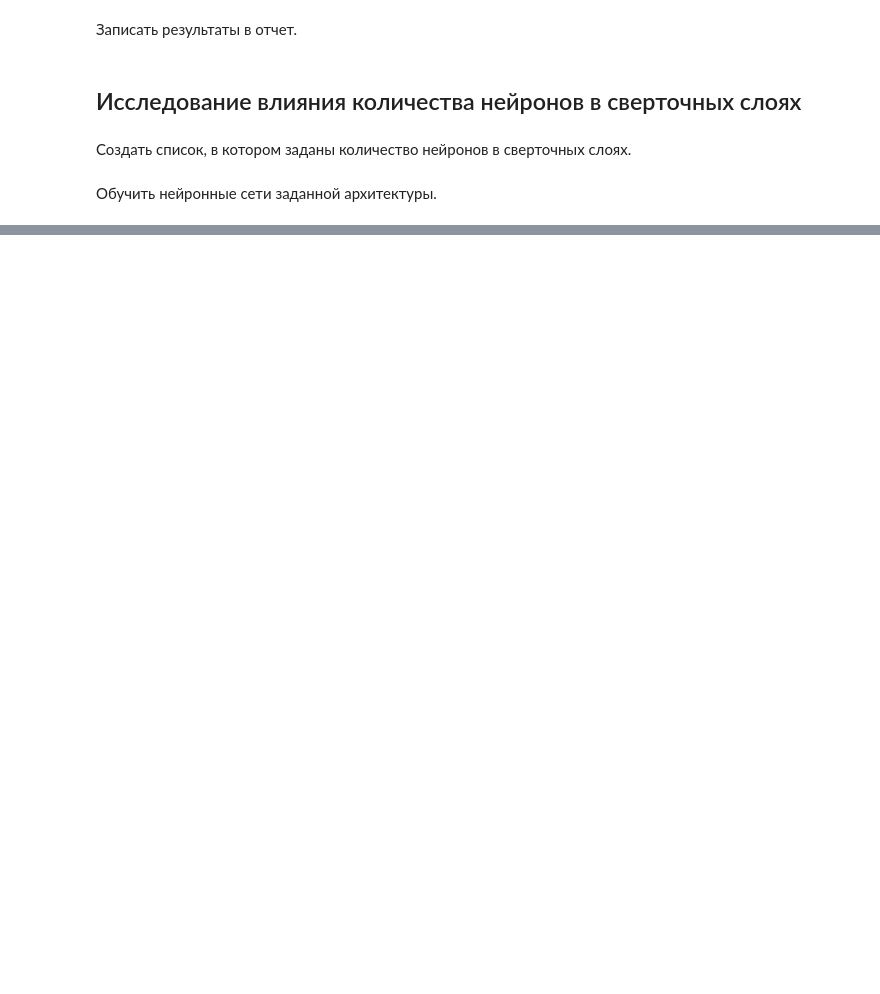
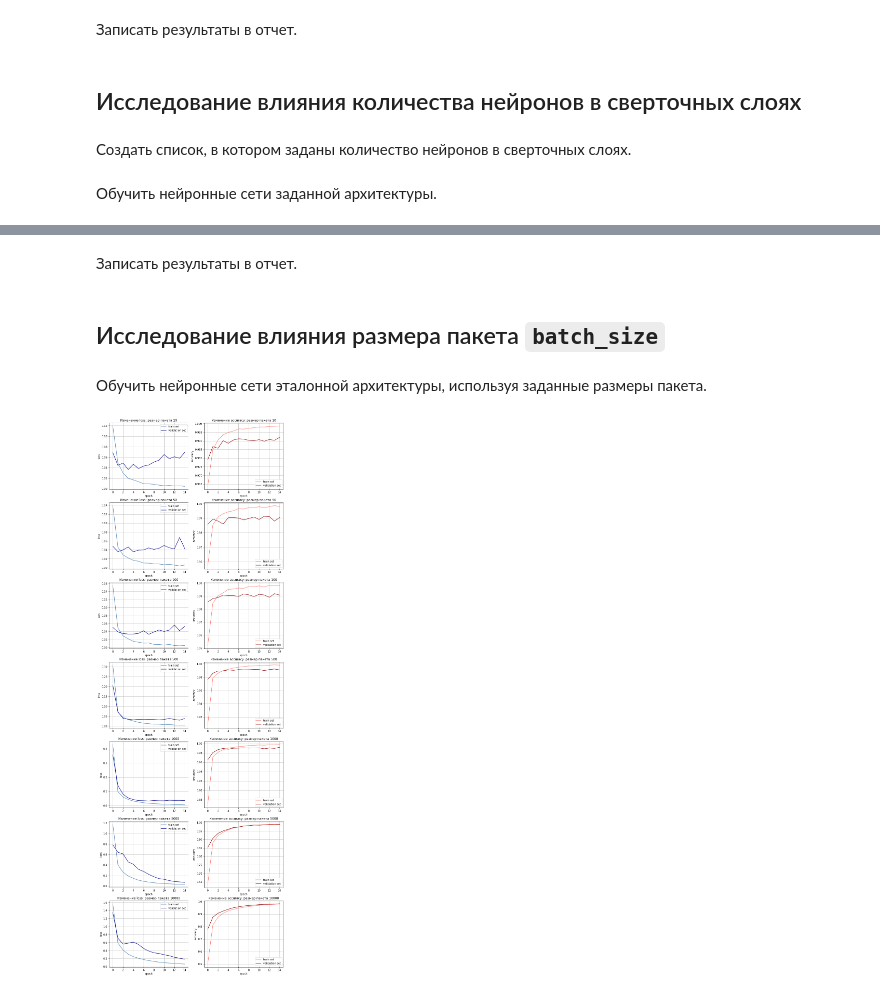
Before and after one commit to new-divos/aiu-tasks, a Jupyter notebook: notebooks/03-mnist/light.ipynb, the cells around one changed output, grey strips where cells are left out. Cells and saved outputs as stored; diff of their text form; code cells hidden in the pictures; blank space fills up the shorter version.

```diff
--- a/notebooks/03-mnist/light.ipynb
+++ b/notebooks/03-mnist/light.ipynb
@@ -343,0 +403,2 @@ plt.show();
+# %% [markdown]
+Записать результаты в отчет.
@@ -343,0 +407,51 @@ plt.show();
+# %% [markdown]
+## Исследование влияния размера пакета `batch_size`
+# %% [markdown]
+Обучить нейронные сети эталонной архитектуры, используя заданные размеры пакета.
+# %%
+batch_sizes = (10, 50, 100, 500, 1000, 5000, 10000)
+
+_, axes = plt.subplots(
+    len(batch_sizes),
+    2,
+    figsize=(12, 5.5 * len(batch_sizes))
+)
+axes = axes.flatten()
+
+with tqdm(total=len(batch_sizes), desc="Fitting", file=sys.stdout) as pbar:
+    for i, batch_size in enumerate(batch_sizes):
+        net = ConvNet.build(conv_layers=(32, 32))
+
+        history = net.fit(
+            x_train,
+            y_train,
+            batch_size=batch_size,
+            epochs=EPOCHS,
+            validation_data=(x_val, y_val),
+            verbose=0
+        )
+        plot_history(
+            history,
+            subtitle="размер пакета {}".format(batch_size),
+            axes=axes[2*i:2*i+2]
+        )
+
+        net.save(path / 'aiu-03-mnist-light-model-bs{}'.format(batch_size))
+
+        score = net.evaluate(x_test, y_test, verbose=0)
+        update_report(
+            report,
+            "Размер пакета для (32, 32)",
+            str(batch_size),
+            history,
+            score
+        )
+
+        pbar.update()
+        pbar.refresh()
+
+    pbar.set_description("Done")
+
+plt.show();
+# %% [output]
+[figure, added]
```
Also changed, not shown: parts of 82 cells of this notebook.
